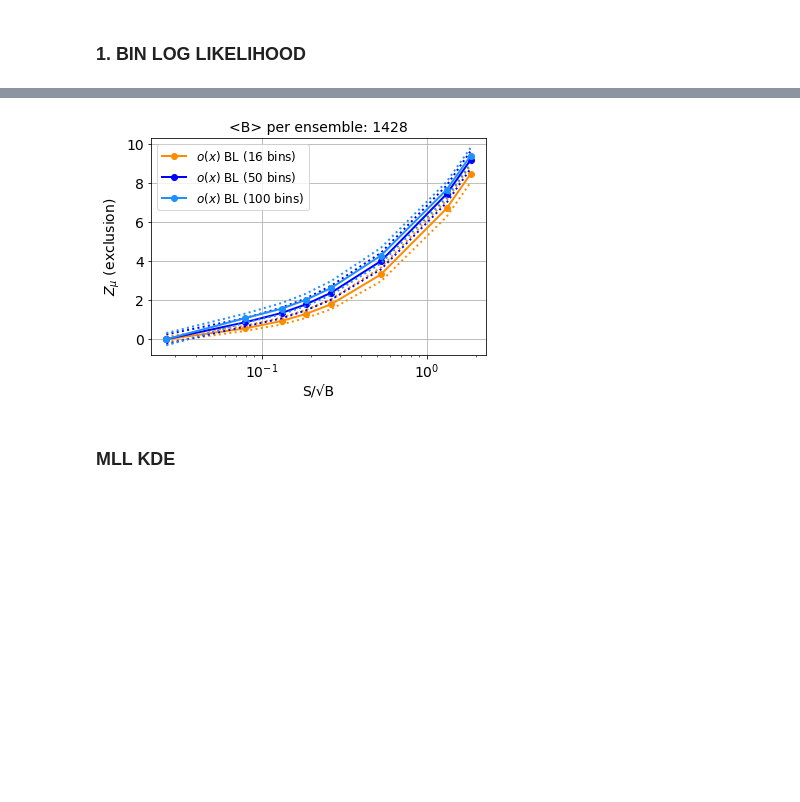
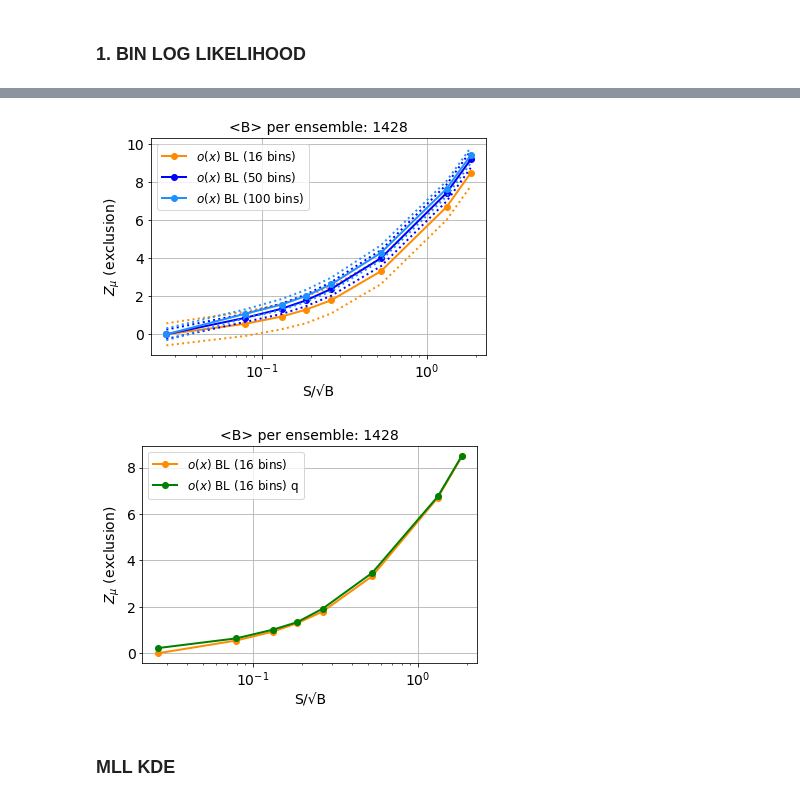
Before and after one commit to AndresDanielPerez/LHC-3rd-gen-Leptoquarks-with-MLL, a Jupyter notebook: Leptoquarks/04-LQdown1000GeV.ipynb, the cells around one changed output, grey strips where cells are left out. Drawn from its saved outputs; the diff is of its cells as text; code cells hidden in the pictures; blank space fills up the shorter version.

```diff
--- a/Leptoquarks/04-LQdown1000GeV.ipynb
+++ b/Leptoquarks/04-LQdown1000GeV.ipynb
@@ -1670,3 +1864,11 @@ store_Z_bins_XG_100bins_std =[0.3135675404649822, 0.2313698181406138, 0.28983495
+# %%
+store_muhat_mean_16bins = [0.0980378567652165, 0.02557265344241364, 0.0360401825493132, 0.06424673956777006, 0.03415324575341139, -0.0005424811210322519, 0.006794730530553179, 0.006207690455284918]
+
+store_Z_bins_XG_16bins_q = [0.22392333973267098, 0.6436716562062933, 1.018300144419401, 1.3379627476973057, 1.9187006751292546, 3.4655151281590877, 6.755686140309501, 8.512118381878215]
+store_Z_bins_XG_16bins_std = [0.5793700350611846, 0.6403432589546464, 0.6670876405386548, 0.7163363189046205, 0.6919713770688211, 0.681238213811601, 0.6852493636384361, 0.6879443274335981]
+
+store_Z_bins_XG_16bins_mu0 = [0.22391275311699108, 0.643617275283184, 1.017852629403653, 1.335540513251765, 1.9186299768452069, 3.4655151281590877, 6.755564294868271, 8.509626314243814]
+store_Z_bins_XG_16bins_std_mu0 = [0.5800521304904308, 0.6465574525060188, 0.6818300347877584, 0.7482894815283799, 0.7375432717952378, 0.7505489975685296, 0.7459728533298476, 0.7430823570736946]
 # %%
 store_Z_bins_XG_16bins_plus = [i+j for i, j in zip(store_Z_bins_XG_16bins, store_Z_bins_XG_16bins_std)]
 store_Z_bins_XG_16bins_min = [i-j for i, j in zip(store_Z_bins_XG_16bins, store_Z_bins_XG_16bins_std)]
@@ -1683,37 +1885,60 @@ store_Z_bins_XG_100bins_min = [i-j for i, j in zip(store_Z_bins_XG_100bins, stor
 
 posX = []
 
 for i in range(len(S_expected)):
     posX.append( (B_expected*SB_ratio[i]) / ( B_expected )**0.5 )
 
 
 
 plt.figure()
 lw = 2
 
-plt.plot(posX, store_Z_bins_XG_16bins, '-ok', color='darkorange', lw=lw, label=r'$o(x)$ BL (16 bins)')
+plt.plot(posX, store_Z_bins_XG_16bins, '-o', color='darkorange', lw=lw, label=r'$o(x)$ BL (16 bins)')
 plt.plot(posX, store_Z_bins_XG_16bins_plus, ':', color='darkorange', lw=lw)
 plt.plot(posX, store_Z_bins_XG_16bins_min, ':', color='darkorange', lw=lw)
-plt.plot(posX, store_Z_bins_XG_50bins, '-ok', color='blue', lw=lw, label=r'$o(x)$ BL (50 bins)')
+plt.plot(posX, store_Z_bins_XG_50bins, '-o', color='blue', lw=lw, label=r'$o(x)$ BL (50 bins)')
 plt.plot(posX, store_Z_bins_XG_50bins_plus, ':', color='blue', lw=lw)
 plt.plot(posX, store_Z_bins_XG_50bins_min, ':', color='blue', lw=lw)
-plt.plot(posX, store_Z_bins_XG_100bins, '-ok', color='dodgerblue', lw=lw, label=r'$o(x)$ BL (100 bins)')
+plt.plot(posX, store_Z_bins_XG_100bins, '-o', color='dodgerblue', lw=lw, label=r'$o(x)$ BL (100 bins)')
 plt.plot(posX, store_Z_bins_XG_100bins_plus, ':', color='dodgerblue', lw=lw)
 plt.plot(posX, store_Z_bins_XG_100bins_min, ':', color='dodgerblue', lw=lw)
 
 #plt.xlim([0.5, 10])
 #plt.ylim([-0.5, 7.5])
 plt.xscale('log')
 plt.xlabel('S/√B', fontsize=14)
 plt.ylabel('$Z_{\mu}$ (exclusion)', fontsize=14)
 plt.xticks(fontsize=14)
 plt.yticks(fontsize=14)
 plt.grid()
 plt.title('<B> per ensemble: %0.2d' % B_expected, fontsize=14)
 plt.legend(loc="upper left", fontsize=12)
 plt.show()
+
+
+
+
+
+plt.figure()
+lw = 2
+
+plt.plot(posX, store_Z_bins_XG_16bins, '-o', color='darkorange', lw=lw, label=r'$o(x)$ BL (16 bins)')
+plt.plot(posX, store_Z_bins_XG_16bins_q, '-o', color='green', lw=lw, label=r'$o(x)$ BL (16 bins) q')
+
+#plt.xlim([0.5, 10])
+#plt.ylim([-0.5, 7.5])
+plt.xscale('log')
+plt.xlabel('S/√B', fontsize=14)
+plt.ylabel('$Z_{\mu}$ (exclusion)', fontsize=14)
+plt.xticks(fontsize=14)
+plt.yticks(fontsize=14)
+plt.grid()
+plt.title('<B> per ensemble: %0.2d' % B_expected, fontsize=14)
+plt.legend(loc="upper left", fontsize=12)
+plt.show()
 # %% [output]
-[figure, old version]
+[figure, new version]
+[figure, added]
 # %% [markdown]
 ### MLL KDE
 # %% [markdown]
```
Also changed, not shown: parts of 14 cells of this notebook, 22 other files.
